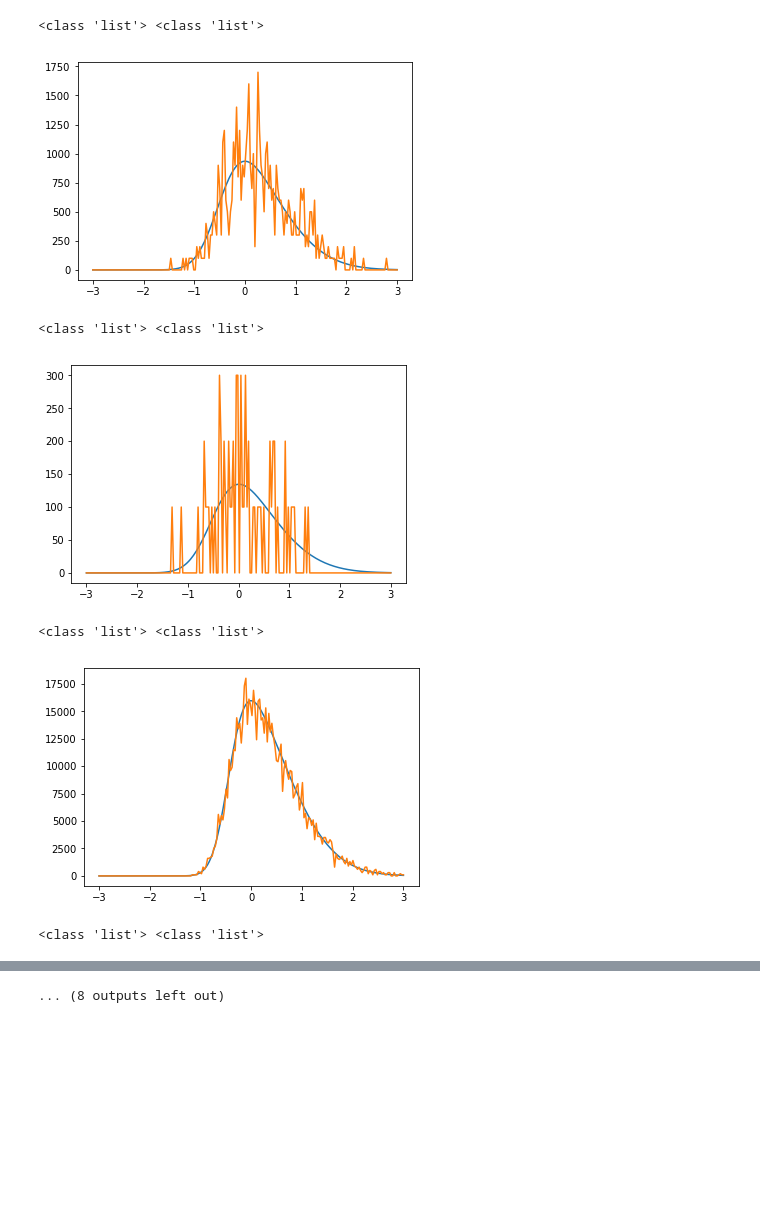
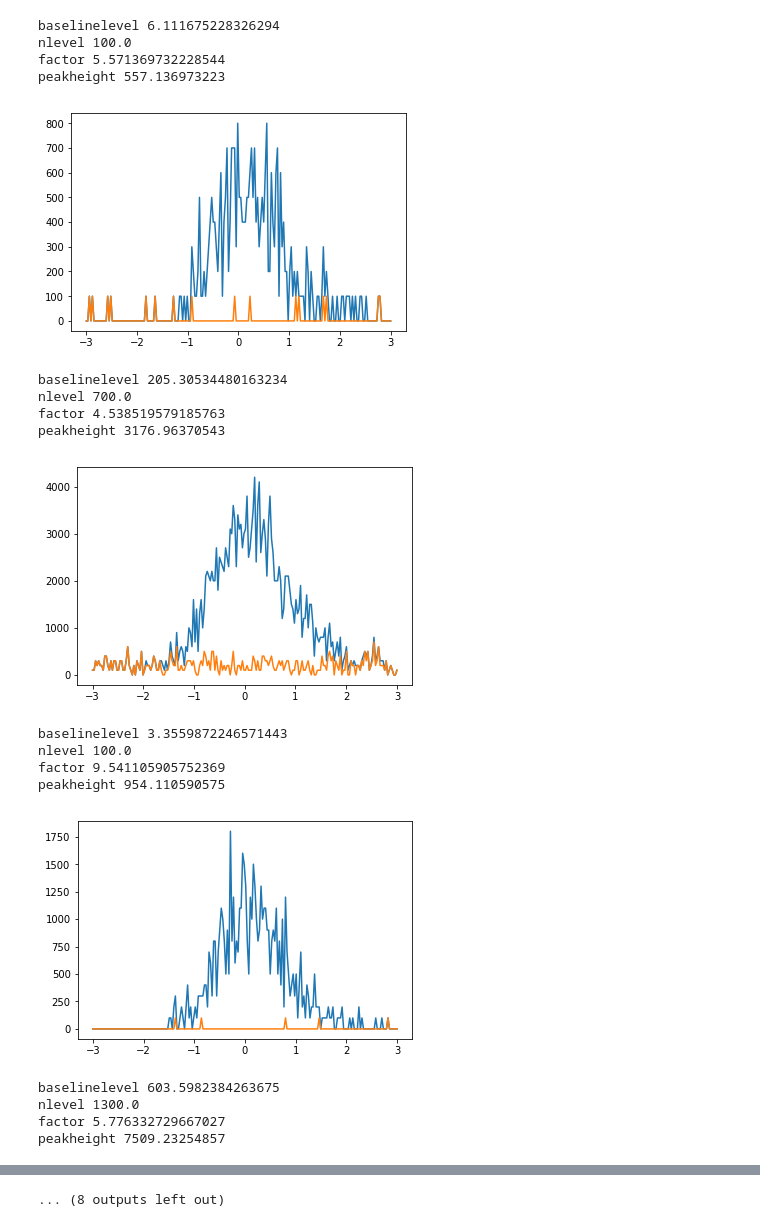
Before and after one commit to KitaYoshihiro/git1, a Jupyter notebook: peakgen.ipynb, the cells around one changed output, grey strips where cells are left out. Drawn from its saved outputs; the diff is of its cells as text; code cells hidden in the pictures; blank space fills up the shorter version.

```diff
--- a/peakgen.ipynb
+++ b/peakgen.ipynb
@@ -30,21 +30,42 @@ class peakmodel:
         maxindex = np.argmax(_refpeak_)
         maxtime = times[maxindex]
         # refpeak = np.array(_refpeak_) * maxcps / _norm_
-        refpeak = [skewnorm.pdf(x=time, a=alpha, loc= location - maxtime, scale=scale) * maxcps / _norm_ for time in times]
+        refpeak = np.array([skewnorm.pdf(x=time, a=alpha, loc= location - maxtime, scale=scale) * maxcps / _norm_ for time in times])
         # print('maxindex:', maxindex)
         # print('maxpos:', maxtime)
-        samplepeak = [poisson(peak * dwelltime / 1000) * 1000 / dwelltime for peak in refpeak]
+        samplepeak = np.array([poisson(peak * dwelltime / 1000) * 1000 / dwelltime for peak in refpeak])
         return times, refpeak, samplepeak
+    @classmethod
+    def baseline(cls, level, datapoints, dwelltime):
+        sample = np.array([poisson(level * dwelltime / 1000) * 1000 / dwelltime for i in np.arange(datapoints)])
+        variation = np.max(sample) - np.min(sample)
+
+        return sample, variation
+    @classmethod
+    def spikenoise(cls, datapoints):
+        sample = np.array([poisson(1) for i in np.arange(datapoints)])
+        # print(sample)
+        return sample
 
 # noise = baselinenoise()
 # peakmodel.spikenoise(10, 1)
 for i in np.arange(10):
-    height = 2 + rand() * 3
+    baselinelevel = 10**(rand() * 5)
+    base, noiselevel = peakmodel.baseline(level= baselinelevel, datapoints= 200, dwelltime=10)
+    print('baselinelevel', baselinelevel)
+    print('nlevel', noiselevel)
+    #peakheight = 2 + rand() * 3
+    factor = 3 + rand() * 10
+    print('factor', factor)
+    peakheight = np.max([noiselevel, 10]) * factor
     skw = rand() * 5
-    height = 10**height
-    times, refpeak, samplepeak = peakmodel.peak(maxcps = height, datapoints = 200, dwelltime = 10, skew=skw)
-    print(type(refpeak), type(samplepeak))
-    plt.plot(times, refpeak)
-    plt.plot(times, samplepeak)
+    #peakheight = 10**peakheight
+    print('peakheight', peakheight)
+    times, refpeak, samplepeak = peakmodel.peak(maxcps = peakheight, datapoints = 200, dwelltime = 10, skew=skw)
+    #spike = peakmodel.spikenoise(datapoints = 200) * peakheight / 30
+    sample_with_noise = samplepeak + base
+#     plt.plot(times, refpeak + baselinelevel)
+    plt.plot(times, sample_with_noise)
+    plt.plot(times, base)
     plt.show()
 # %% [output]
@@ -55,7 +82,19 @@ for i in np.arange(10):
-<class 'list'> <class 'list'>
+baselinelevel 6.111675228326294
+nlevel 100.0
+factor 5.571369732228544
+peakheight 557.136973223
-[figure, old version]
+[figure, new version]
-<class 'list'> <class 'list'>
+baselinelevel 205.30534480163234
+nlevel 700.0
+factor 4.538519579185763
+peakheight 3176.96370543
-[figure, old version]
+[figure, new version]
-<class 'list'> <class 'list'>
+baselinelevel 3.3559872246571443
+nlevel 100.0
+factor 9.541105905752369
+peakheight 954.110590575
-[figure, old version]
+[figure, new version]
-<class 'list'> <class 'list'>
+baselinelevel 603.5982384263675
+nlevel 1300.0
+factor 5.776332729667027
+peakheight 7509.23254857
```
Also changed, not shown: parts of 1 cell of this notebook.
